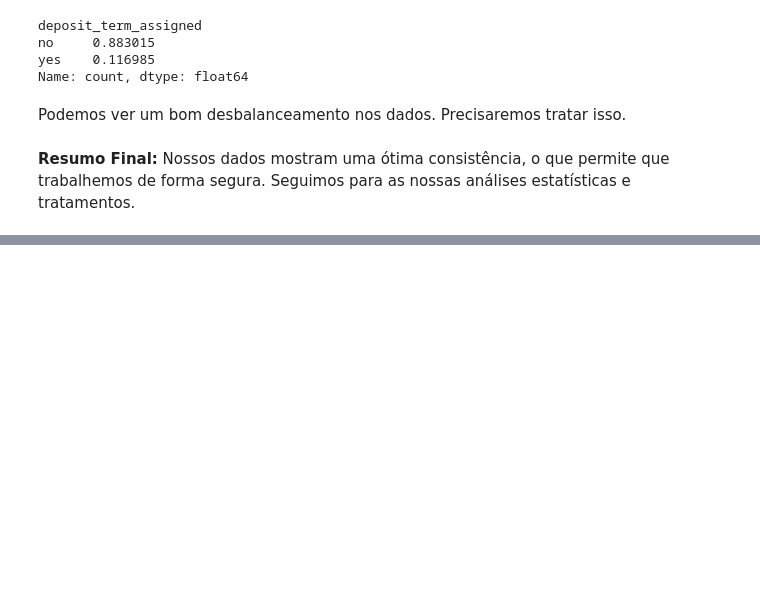
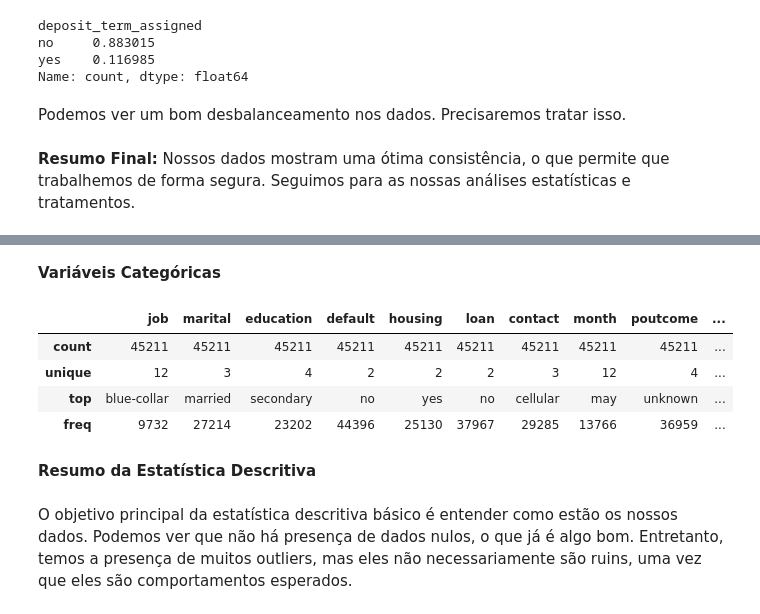
Before and after one commit to jefferson-datascience/PrevisaoAceitarContratoBanco, a Jupyter notebook: NotebooksDesenvolvimento/Ciclo1.ipynb, the cells around one changed output, grey strips where cells are left out. Drawn from its saved outputs; the diff is of its cells as text; code cells hidden in the pictures; blank space fills up the shorter version.

```diff
--- a/NotebooksDesenvolvimento/Ciclo1.ipynb
+++ b/NotebooksDesenvolvimento/Ciclo1.ipynb
@@ -223,0 +257,18 @@ Podemos ver um bom desbalanceamento nos dados. Precisaremos tratar isso.
+# %% [markdown]
+**Variáveis Categóricas**
+# %%
+# Extraindo as variáveis numéricas
+cat_df2 = df2.select_dtypes(exclude=['int64', 'float64']).copy()
+
+# Resumo Estatístico
+cat_df2.describe()
+# %% [output]
+|  | job | marital | education | default | housing | loan | contact | month | poutcome | ... |
+| count | 45211 | 45211 | 45211 | 45211 | 45211 | 45211 | 45211 | 45211 | 45211 | ... |
+| unique | 12 | 3 | 4 | 2 | 2 | 2 | 3 | 12 | 4 | ... |
+| top | blue-collar | married | secondary | no | yes | no | cellular | may | unknown | ... |
+| freq | 9732 | 27214 | 23202 | 44396 | 25130 | 37967 | 29285 | 13766 | 36959 | ... |
+# %% [markdown]
+**Resumo da Estatística Descritiva**
+# %% [markdown]
+O objetivo principal da estatística descritiva básico é entender como estão os nossos dados. Podemos ver que não há presença de dados nulos, o que já é algo bom. Entretanto, temos a presença de muitos outliers, mas eles não necessariamente são ruins, uma vez que eles são comportamentos esperados.
```
Also changed, not shown: parts of 25 cells of this notebook.
